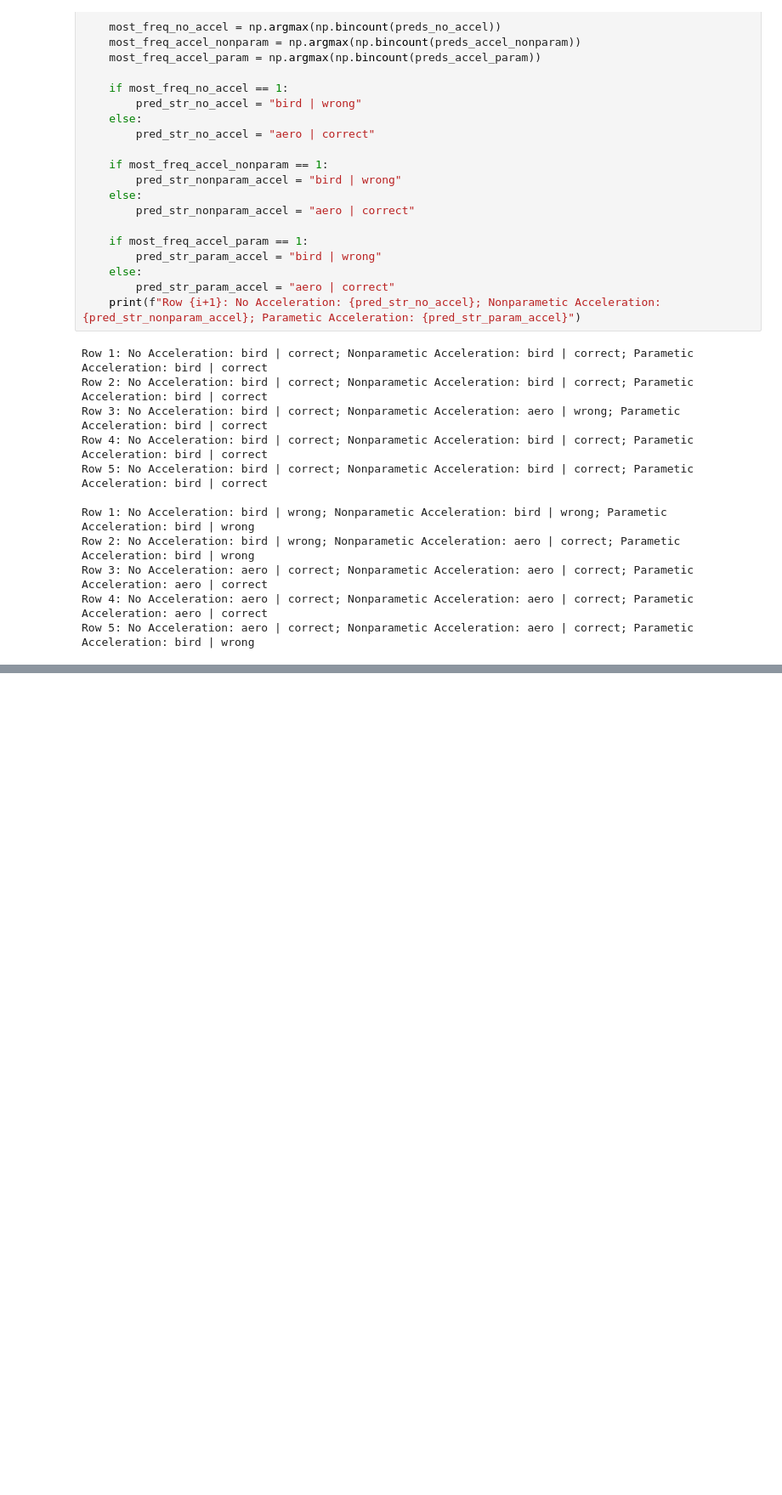
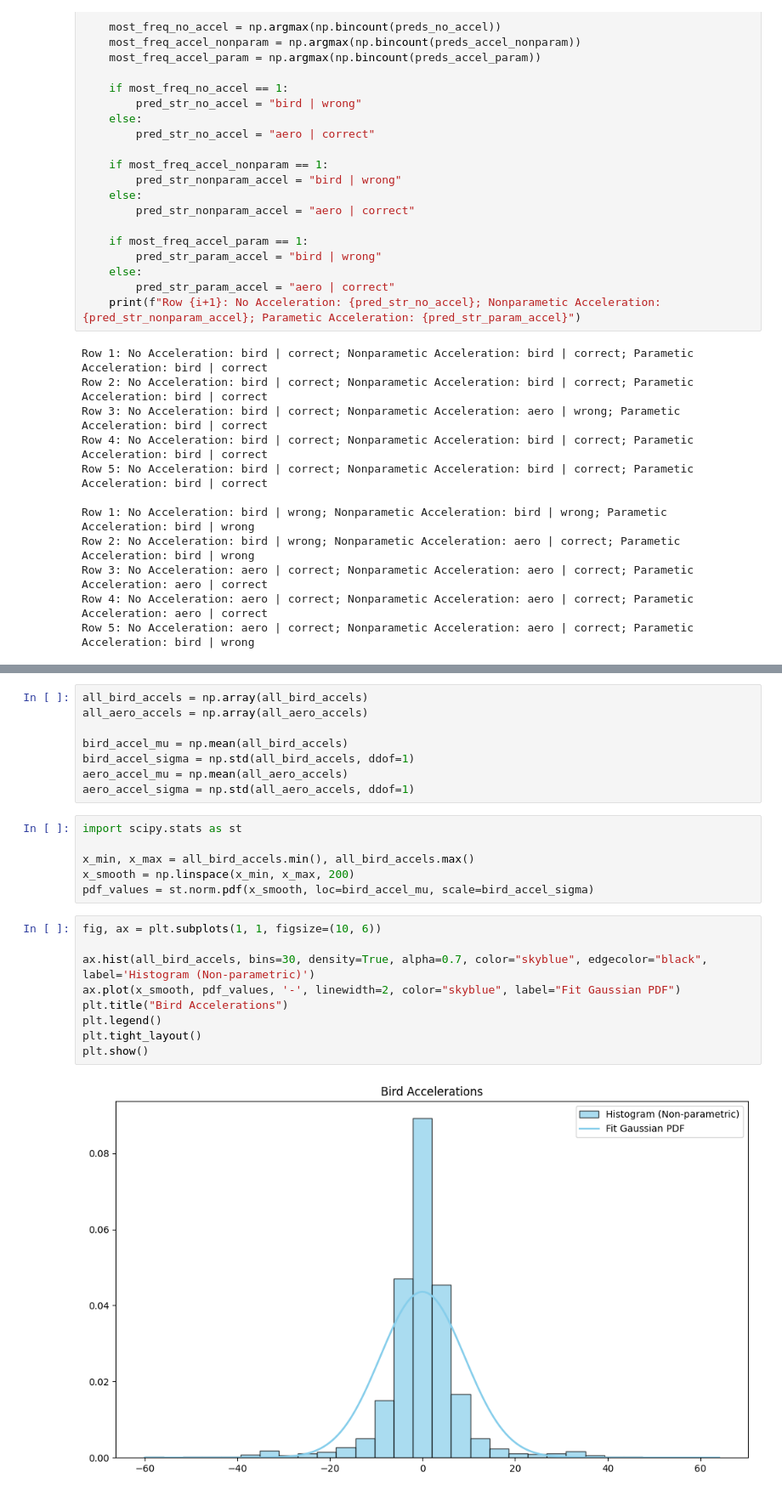
Before and after one commit to pnadelofficial/cs-0131-ai, a Jupyter notebook: bayesian-networks/testing.ipynb, the cells around one changed output, grey strips where cells are left out. Shown: that part at 85% size. Cells and saved outputs as stored; diff of their text form; blank space fills up the shorter version.

```diff
--- a/bayesian-networks/testing.ipynb
+++ b/bayesian-networks/testing.ipynb
@@ -482,0 +508,25 @@ Row 5: No Acceleration: aero | correct; Nonparametic Acceleration: aero | correc
+# %%
+all_bird_accels = np.array(all_bird_accels)
+all_aero_accels = np.array(all_aero_accels)
+
+bird_accel_mu = np.mean(all_bird_accels)
+bird_accel_sigma = np.std(all_bird_accels, ddof=1)
+aero_accel_mu = np.mean(all_aero_accels)
+aero_accel_sigma = np.std(all_aero_accels, ddof=1)
+# %%
+import scipy.stats as st
+
+x_min, x_max = all_bird_accels.min(), all_bird_accels.max()
+x_smooth = np.linspace(x_min, x_max, 200)
+pdf_values = st.norm.pdf(x_smooth, loc=bird_accel_mu, scale=bird_accel_sigma)
+# %%
+fig, ax = plt.subplots(1, 1, figsize=(10, 6))
+
+ax.hist(all_bird_accels, bins=30, density=True, alpha=0.7, color="skyblue", edgecolor="black", label='Histogram (Non-parametric)')
+ax.plot(x_smooth, pdf_values, '-', linewidth=2, color="skyblue", label="Fit Gaussian PDF")
+plt.title("Bird Accelerations")
+plt.legend()
+plt.tight_layout()
+plt.show()
+# %% [output]
+[figure, added]
```
Also changed, not shown: parts of 2 cells of this notebook, 5 other files.
